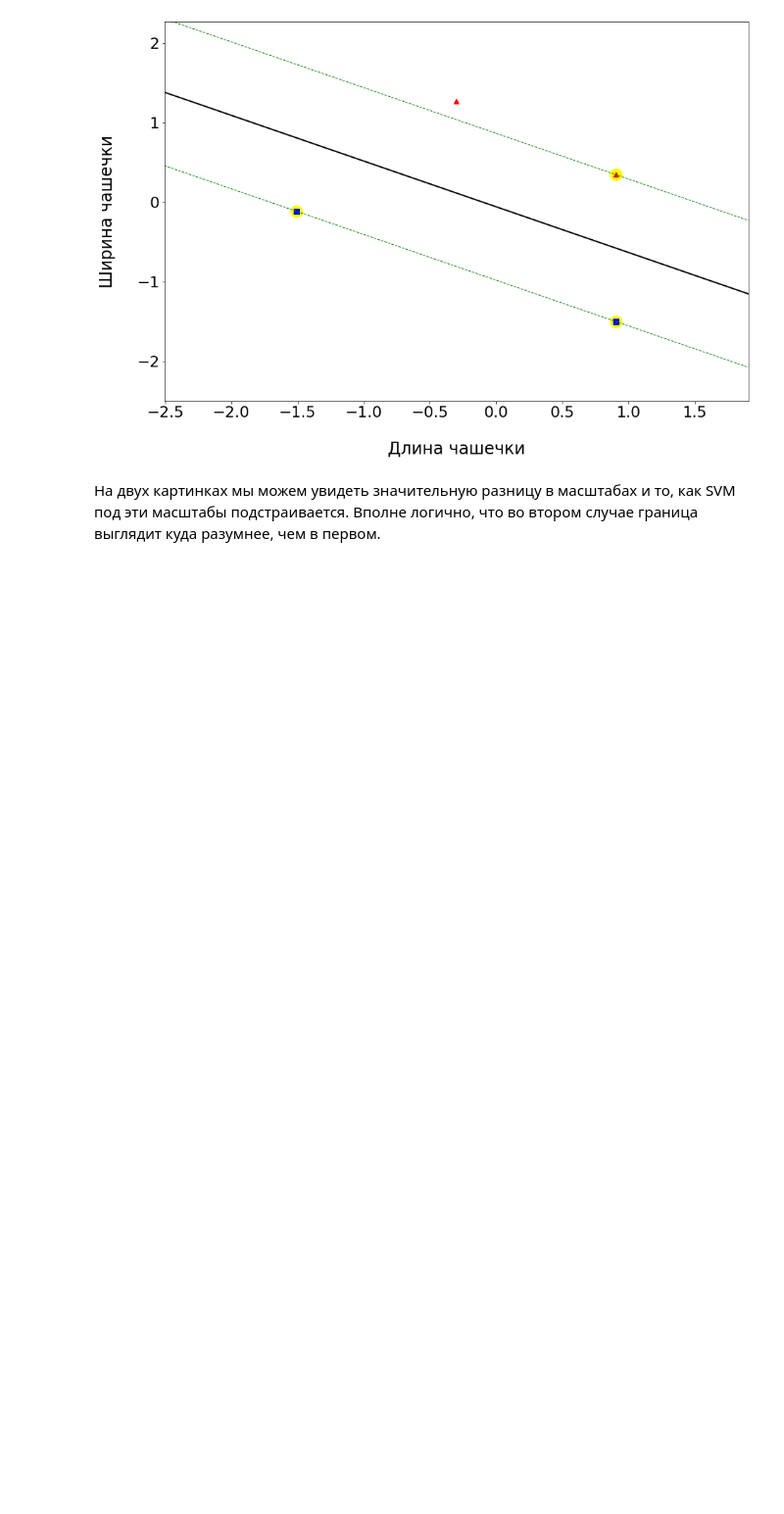
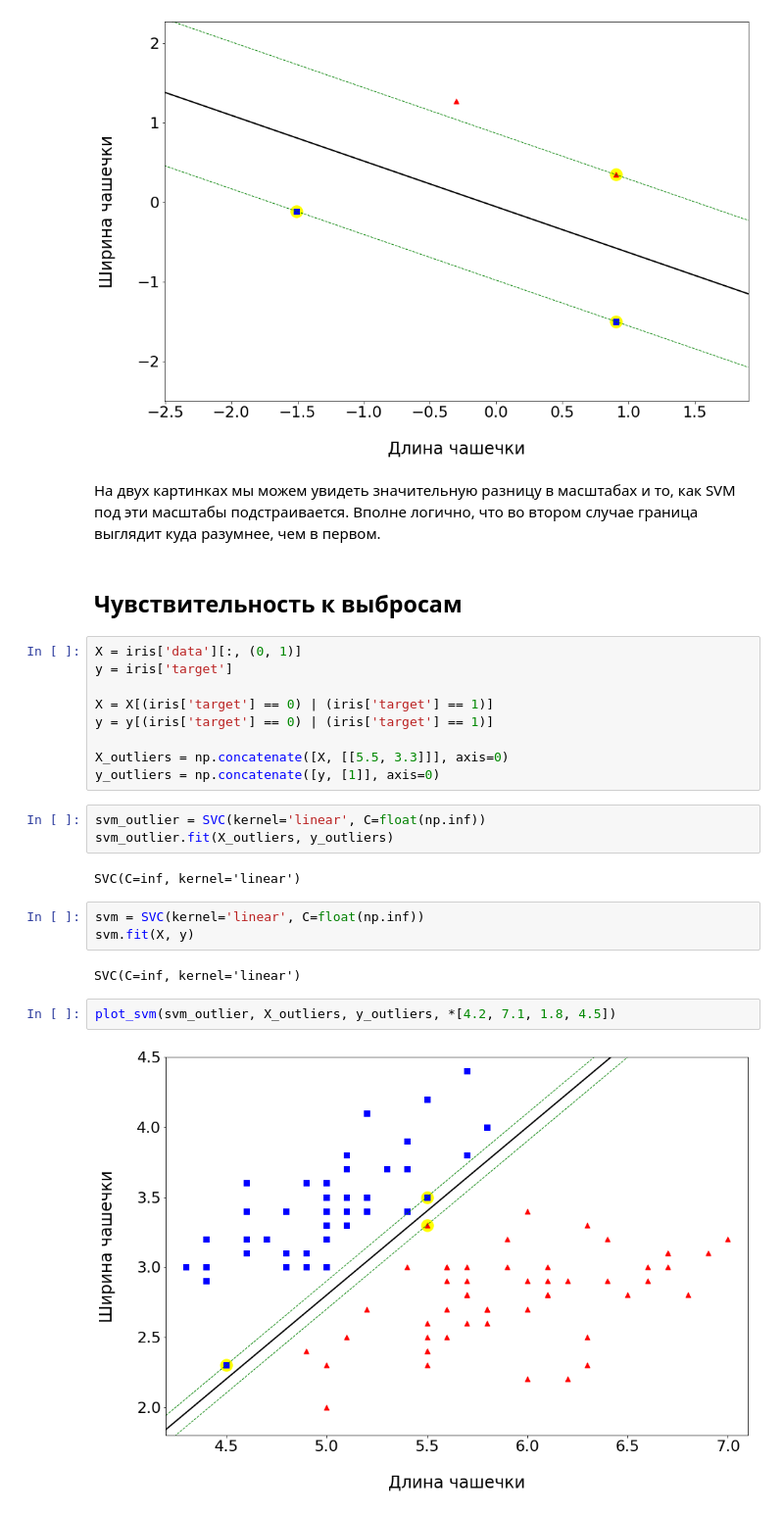
Before and after one commit to Lpshkn/Tutors, a Jupyter notebook: Practice/SVM/SVM.ipynb, the cells around one changed output. Shown at 98% size. Drawn from its saved outputs; the diff is of its cells as text; blank space fills up the shorter version.

```diff
--- a/Practice/SVM/SVM.ipynb
+++ b/Practice/SVM/SVM.ipynb
@@ -96,3 +96,28 @@ plot_svm(svm, X_scaled, y,
 [figure]
 # %% [markdown]
 На двух картинках мы можем увидеть значительную разницу в масштабах и то, как SVM под эти масштабы подстраивается. Вполне логично, что во втором случае граница выглядит куда разумнее, чем в первом.
+# %% [markdown]
+## Чувствительность к выбросам
+# %%
+X = iris['data'][:, (0, 1)]
+y = iris['target']
+
+X = X[(iris['target'] == 0) | (iris['target'] == 1)]
+y = y[(iris['target'] == 0) | (iris['target'] == 1)]
+
+X_outliers = np.concatenate([X, [[5.5, 3.3]]], axis=0)
+y_outliers = np.concatenate([y, [1]], axis=0)
+# %%
+svm_outlier = SVC(kernel='linear', C=float(np.inf))
+svm_outlier.fit(X_outliers, y_outliers)
+# %% [output]
+SVC(C=inf, kernel='linear')
+# %%
+svm = SVC(kernel='linear', C=float(np.inf))
+svm.fit(X, y)
+# %% [output]
+SVC(C=inf, kernel='linear')
+# %%
+plot_svm(svm_outlier, X_outliers, y_outliers, *[4.2, 7.1, 1.8, 4.5])
+# %% [output]
+[figure, added]
```
Also changed, not shown: parts of 41 cells of this notebook, 2 other files.
